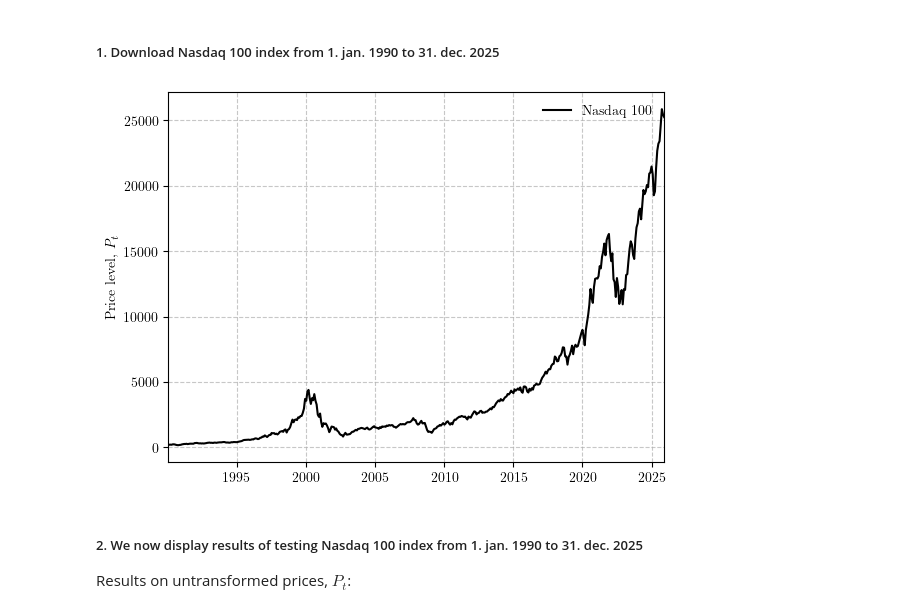
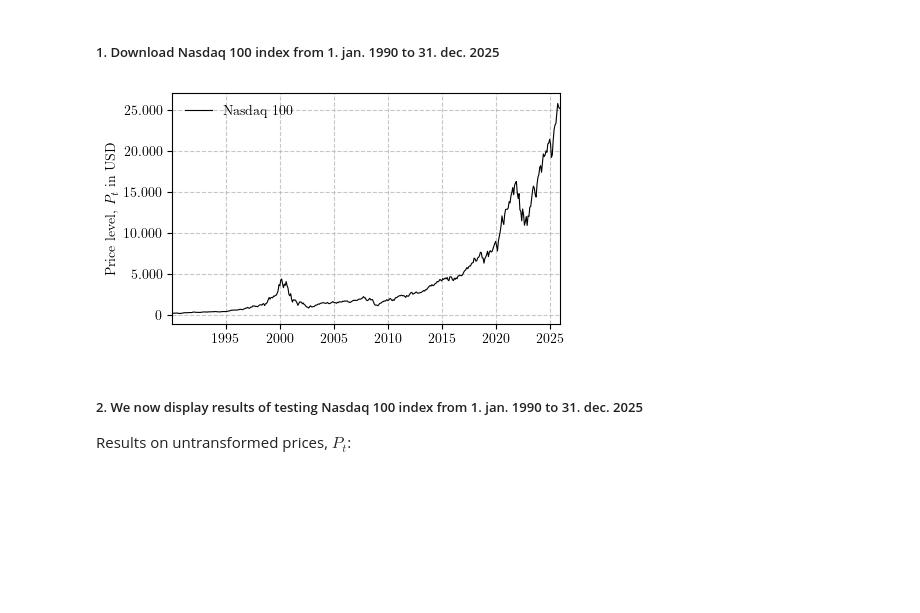
Before and after one commit to emilfriis/Bachelor, a Jupyter notebook: empirical_testing/nasdaq100/nasdaq100.ipynb, the cells around one changed output. Cells and saved outputs as stored; diff of their text form; code cells hidden in the pictures; blank space fills up the shorter version.

```diff
--- a/empirical_testing/nasdaq100/nasdaq100.ipynb
+++ b/empirical_testing/nasdaq100/nasdaq100.ipynb
@@ -26,28 +27,34 @@ log_nasdaq_close = np.log(nasdaq_close)
 # %%
 # LaTeX font settings
 plt.rcParams['text.usetex'] = True
 plt.rcParams['font.family'] = 'serif'
 
 # Plot
-plt.plot(nasdaq_close.index, nasdaq_close, color="black", ls="-", label=r"Nasdaq 100")
+plt.figure(figsize=(5, 3)) # size to match latex document
+plt.plot(nasdaq_close.index, nasdaq_close, color="black", ls="-", label=r"Nasdaq 100", linewidth=0.8)
 
 #plt.xlabel(r"Time")
-plt.ylabel(r"Price level, $P_t$")
+plt.ylabel(r"Price level, $P_t$ in USD")
 #plt.title(r"\textbf{Nasdaq 100 Index}")
 
 # Fix x-axis
 ax = plt.gca()
 ax.set_xlim(nasdaq_close.index.min(), nasdaq_close.index.max())
 ax.xaxis.set_major_locator(mdates.YearLocator(5))
 ax.xaxis.set_major_formatter(mdates.DateFormatter('%Y'))
 
+# fix y-axis to thousands seperators
+ax.yaxis.set_major_formatter(
+    FuncFormatter(lambda x, pos: f"{x:,.0f}".replace(",", "."))
+)
+
 plt.grid(True, alpha=0.7, ls="--")
-plt.legend(frameon=False)
+plt.legend(frameon=False, loc='upper left')
 
 plt.savefig("plots/nasdaq100.pdf", bbox_inches="tight")
 plt.show()
 # %% [output]
-[figure, old version]
+[figure, new version]
 # %%
 # download log and close as .csv
 nasdaq_close.to_csv("data/nasdaq100.csv")
```
Also changed, not shown: parts of 2 cells of this notebook, 6 other files.
